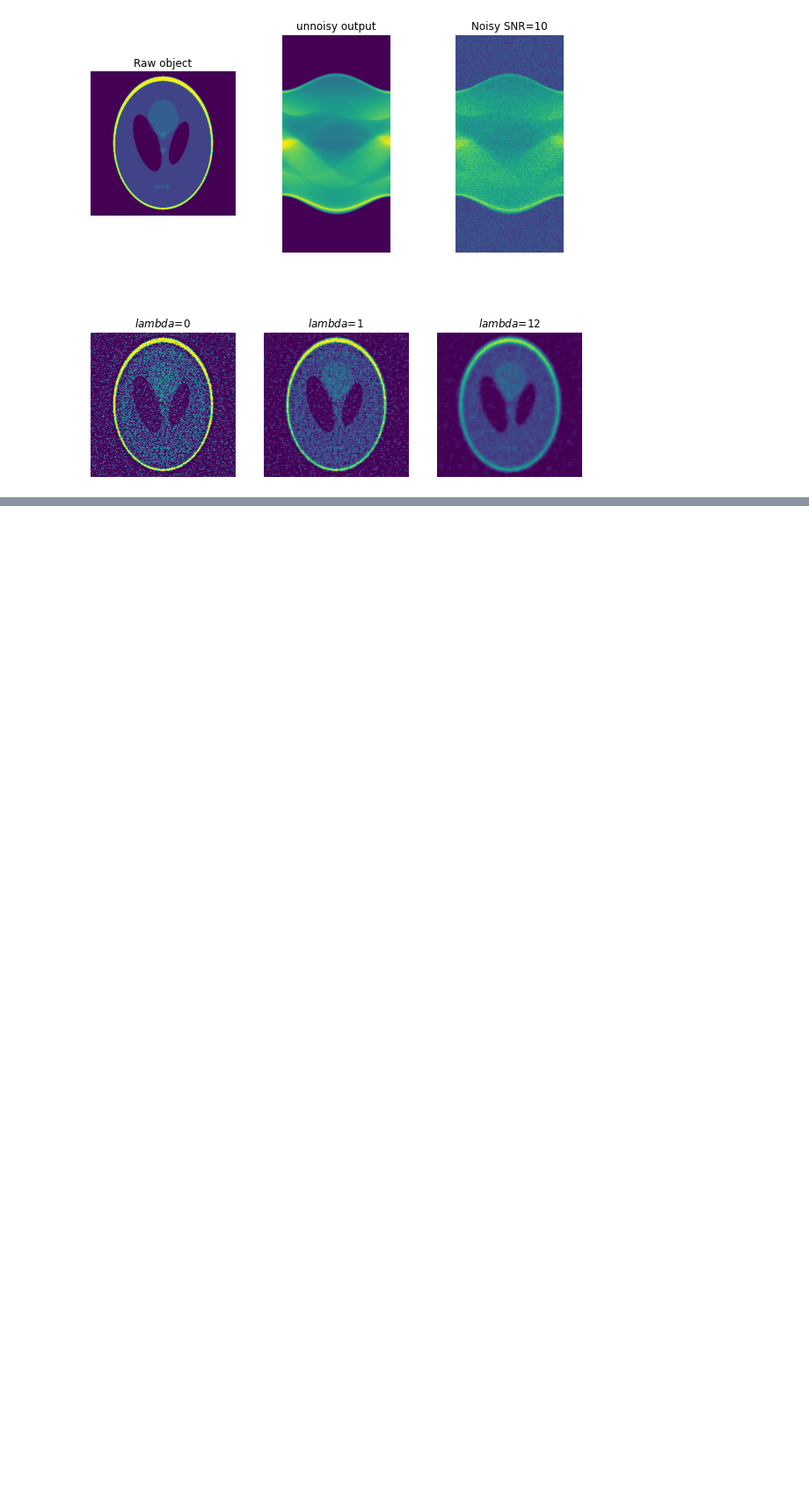
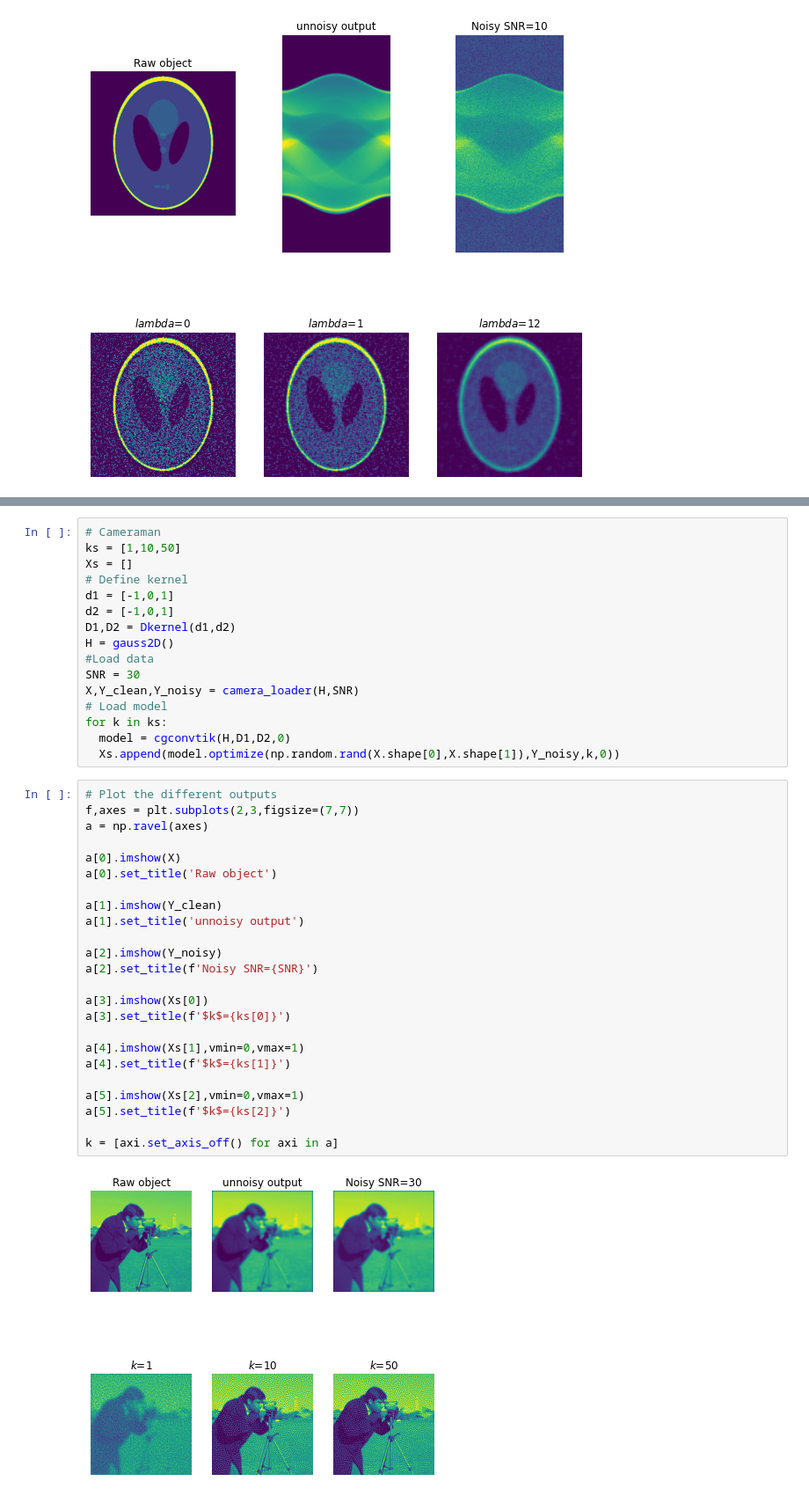
Before and after one commit to masa512/ece558, a Jupyter notebook: HW6.ipynb, the cells around one changed output, grey strips where cells are left out. Shown at 88% size. Drawn from its saved outputs; the diff is of its cells as text; blank space fills up the shorter version.

```diff
--- a/HW6.ipynb
+++ b/HW6.ipynb
@@ -352,0 +522,42 @@ k = [axi.set_axis_off() for axi in a]
+# %%
+# Cameraman
+ks = [1,10,50]
+Xs = []
+# Define kernel
+d1 = [-1,0,1]
+d2 = [-1,0,1]
+D1,D2 = Dkernel(d1,d2)
+H = gauss2D()
+#Load data
+SNR = 30
+X,Y_clean,Y_noisy = camera_loader(H,SNR)
+# Load model
+for k in ks:
+  model = cgconvtik(H,D1,D2,0)
+  Xs.append(model.optimize(np.random.rand(X.shape[0],X.shape[1]),Y_noisy,k,0))
+# %%
+# Plot the different outputs
+f,axes = plt.subplots(2,3,figsize=(7,7))
+a = np.ravel(axes)
+
+a[0].imshow(X)
+a[0].set_title('Raw object')
+
+a[1].imshow(Y_clean)
+a[1].set_title('unnoisy output')
+
+a[2].imshow(Y_noisy)
+a[2].set_title(f'Noisy SNR={SNR}')
+
+a[3].imshow(Xs[0])
+a[3].set_title(f'$k$={ks[0]}')
+
+a[4].imshow(Xs[1],vmin=0,vmax=1)
+a[4].set_title(f'$k$={ks[1]}')
+
+a[5].imshow(Xs[2],vmin=0,vmax=1)
+a[5].set_title(f'$k$={ks[2]}')
+
+k = [axi.set_axis_off() for axi in a]
+# %% [output]
+[figure, added]
```
Also changed, not shown: parts of 15 cells of this notebook.
